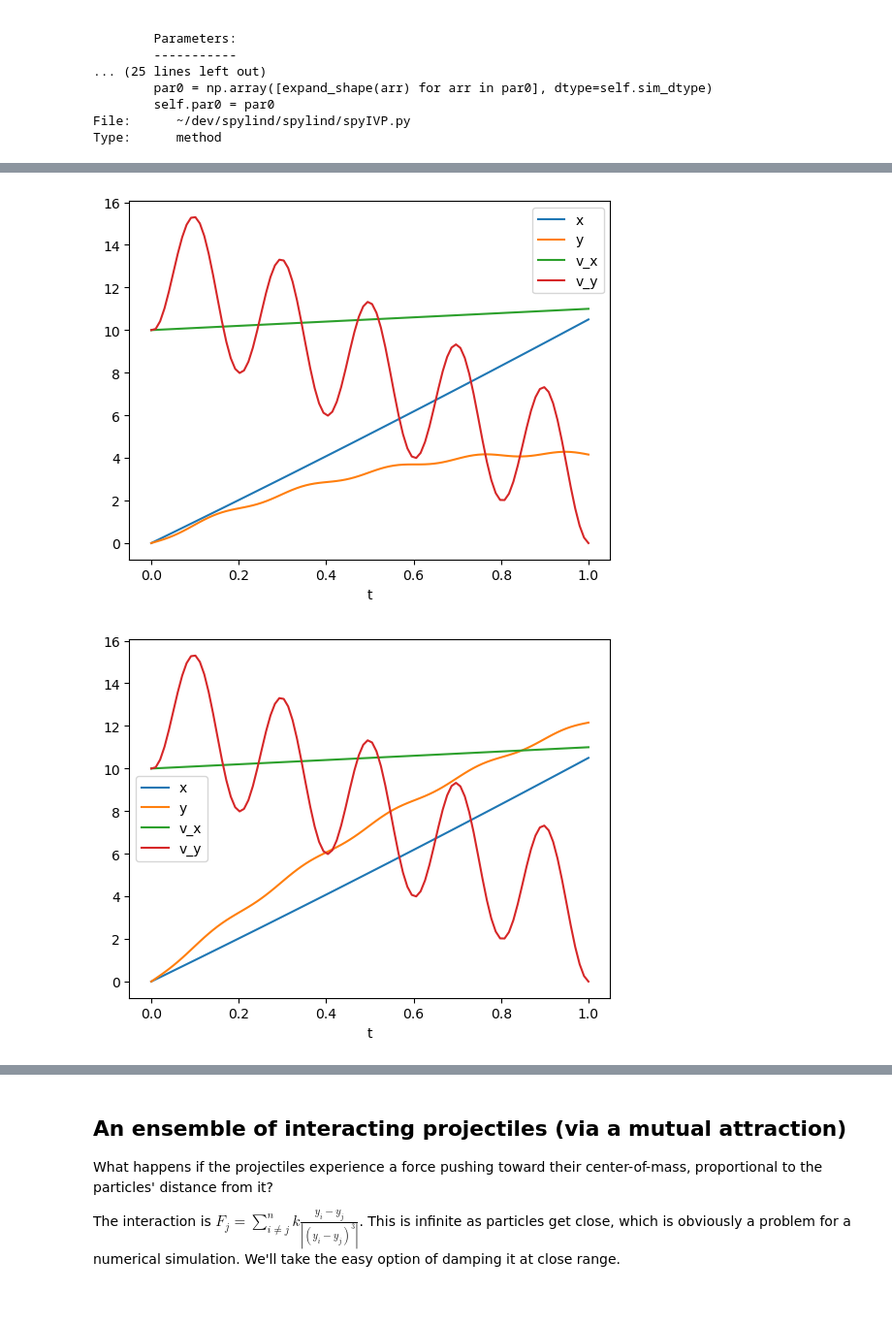
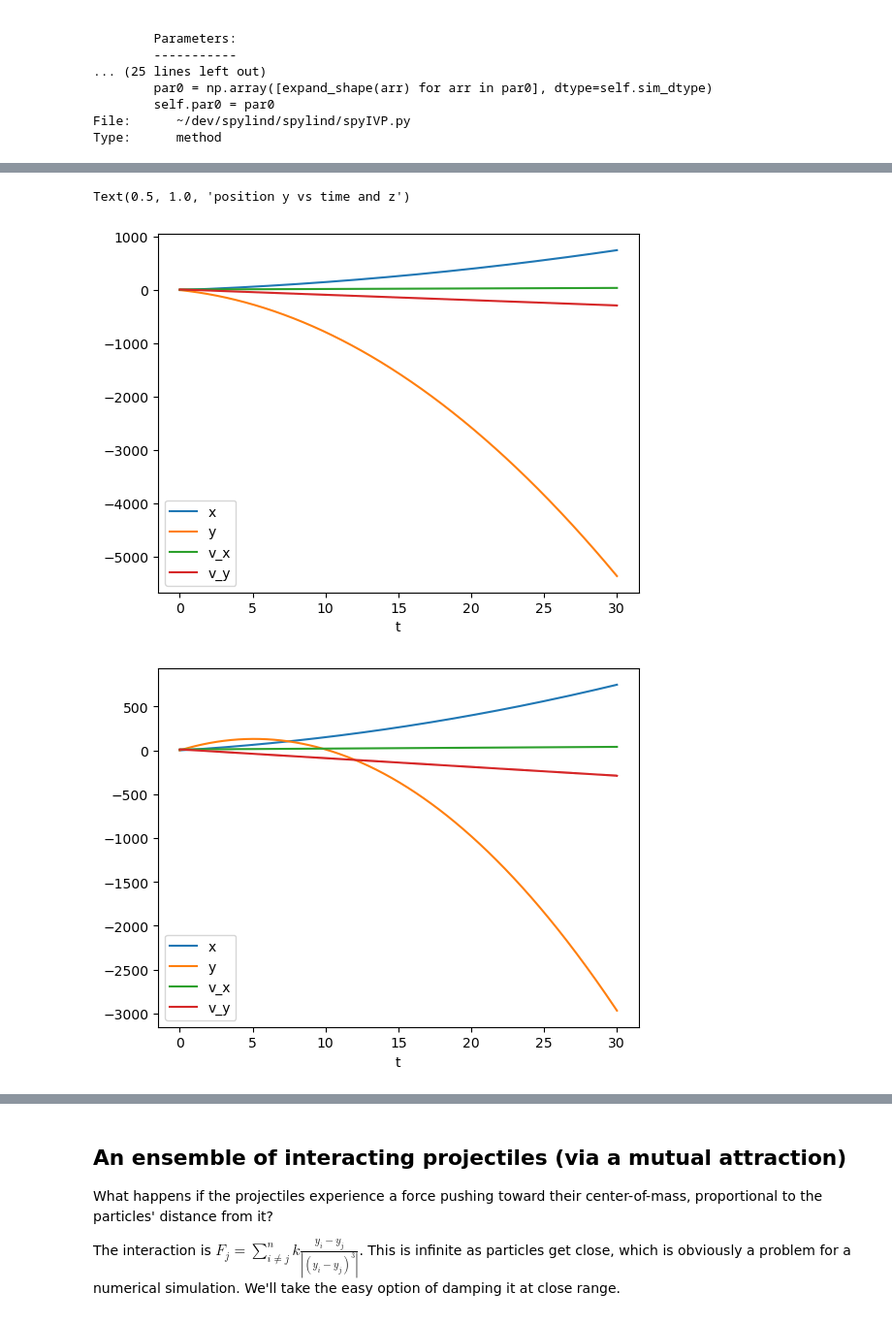
Before and after one commit to morgatron/spylind, a Jupyter notebook: test_examples/IVP_general.ipynb, the cells around one changed output, grey strips where cells are left out. Shown at 97% size. Drawn from its saved outputs; the diff is of its cells as text; code cells hidden in the pictures.

```diff
--- a/test_examples/IVP_general.ipynb
+++ b/test_examples/IVP_general.ipynb
@@ -137,6 +133,7 @@ Source:
 File:      ~/dev/spylind/spylind/spyIVP.py
 Type:      method
 # %%
+from jax import numpy as jnp
 xS, yS, vxS, vyS, GS = sm.symbols("x, y, v_x, v_y, G", real=True)
 zS = sm.symbols("z", real=True)
 g= -10.0
@@ -145,15 +142,23 @@ dy_dtD = {xS:vxS,  # The values are the derivatves of the symbol on the LHS.
        vxS:1,
        vyS: g  + GS  }
 
-ode_s = so.ODESys(dy_dtD, trans_dims={zS:linspace(-4,4,10)}, driving_syms=[GS],)
-ode_s.set_initial_state({xS:0,yS:0,vxS:10,vyS:10})
-#ode_s.set_driving({GS: lambda t: 100*np.sin(2*pi*5*t)})
-t_drv = linspace(0,2,200)
-ode_s.set_driving({GS: [t_drv, 100*np.sin(2*pi*5*t_drv)] })
+ode_s = so.ODESys(dy_dtD, trans_dims={zS:linspace(-40,40,100)}, driving_syms=[GS],)
+backend = 'diffrax'
+if backend =='numpy':
+    ode_s.set_initial_state({xS:0,yS:0,vxS:10,vyS:10})
+    ode_s.set_driving({GS: lambda t: 3000*np.sin(100*2*pi*5*t)})
+    model = ode_s.setup_model(backend='numpy',max_step=0.0001)
+else:
 
-model = ode_s.setup_model(bForceStateDimensions=True)
-tSteps = linspace(0,1,100)
-arr = model.integrate(tSteps)
+    ode_s.set_initial_state({xS:0,yS:0,vxS:10,vyS:10})
+    ode_s.set_driving({GS: lambda t: 1000*jnp.sin(30*2*pi*5*t)})
+    model = ode_s.setup_model(backend='diffrax',max_step=0.0001)
+
+#t_drv = jnp.linspace(0,2,200)
+#ode_s.set_driving({GS: [t_drv, 100*np.sin(2*pi*5*t_drv)] })
+
+tSteps = linspace(0,30,1000)
+%time arr = model.integrate(tSteps)
 
 plot(tSteps, arr[:,:,0])
 xlabel('t')
@@ -172,2 +178,3 @@ Text(0.5, 1.0, 'position y vs time and z')
+Text(0.5, 1.0, 'position y vs time and z')
-[figure, old version]
+[figure, new version]
-[figure, old version]
+[figure, new version]
```
Also changed, not shown: parts of 7 cells of this notebook, 29 other files.
